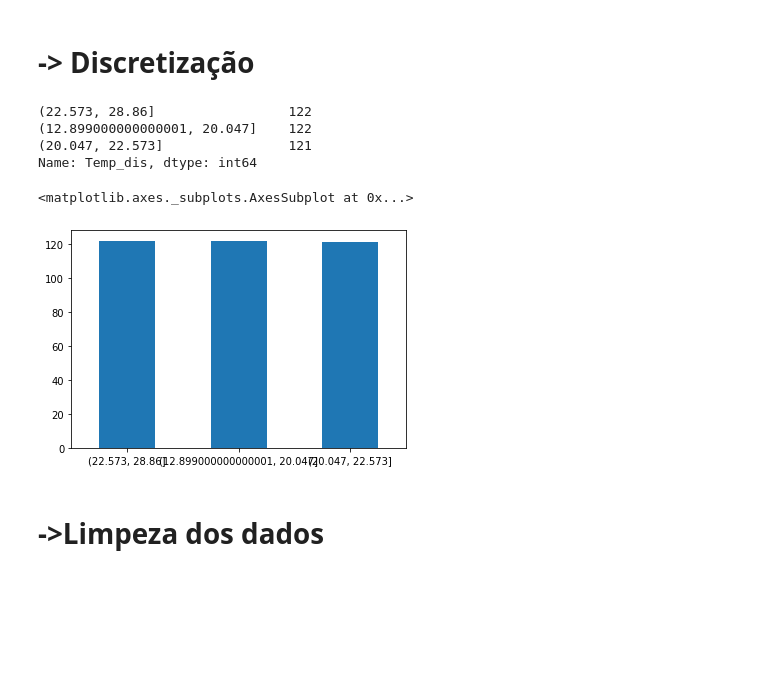
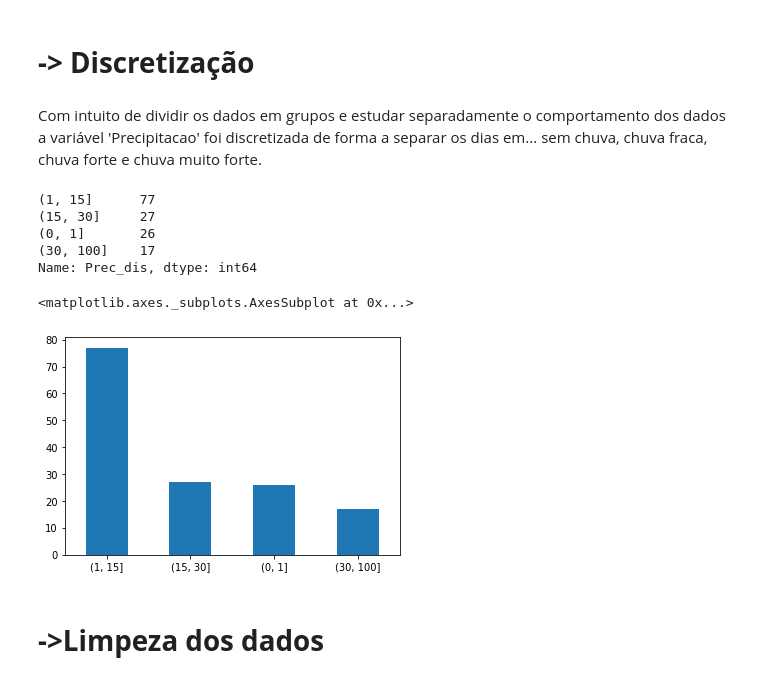
Before and after one commit to thiagorayam/Data, a Jupyter notebook: Exemplo1.ipynb, the cells around one changed output. Cells and saved outputs as stored; diff of their text form; code cells hidden in the pictures; blank space fills up the shorter version.

```diff
--- a/Exemplo1.ipynb
+++ b/Exemplo1.ipynb
@@ -187,20 +199,25 @@ plt.scatter(x=df['Clima'],y=df['Consumo'])
 [figure]
 # %% [markdown]
 # **-> Discretização**
-# %%
-df['Temp_dis'] = pd.qcut(df['Tmed'],3)
+# %% [markdown]
+Com intuito de dividir os dados em grupos e estudar separadamente o comportamento dos dados a variável 'Precipitacao' foi discretizada de forma a separar os dias em... sem chuva, chuva fraca, chuva forte e chuva muito forte.
+# %%
+intervalos = [0, 1, 15, 30, 100]
+# %%
+df['Prec_dis'] = pd.cut(df['Precipitacao (mm)'],bins=intervalos)
 # %%
-df['Temp_dis'].value_counts()
+df['Prec_dis'].value_counts()
 # %% [output]
-(22.573, 28.86]                 122
-(12.899000000000001, 20.047]    122
-(20.047, 22.573]                121
-Name: Temp_dis, dtype: int64
+(1, 15]      77
+(15, 30]     27
+(0, 1]       26
+(30, 100]    17
+Name: Prec_dis, dtype: int64
 # %%
-df['Temp_dis'].value_counts().plot.bar(rot=0)
+df['Prec_dis'].value_counts().plot.bar(rot=0)
 # %% [output]
 <matplotlib.axes._subplots.AxesSubplot at 0x...>
-[figure, old version]
+[figure, new version]
 # %% [markdown]
 # **->Limpeza dos dados**
 # %%
```
Also changed, not shown: parts of 1 cell of this notebook.
